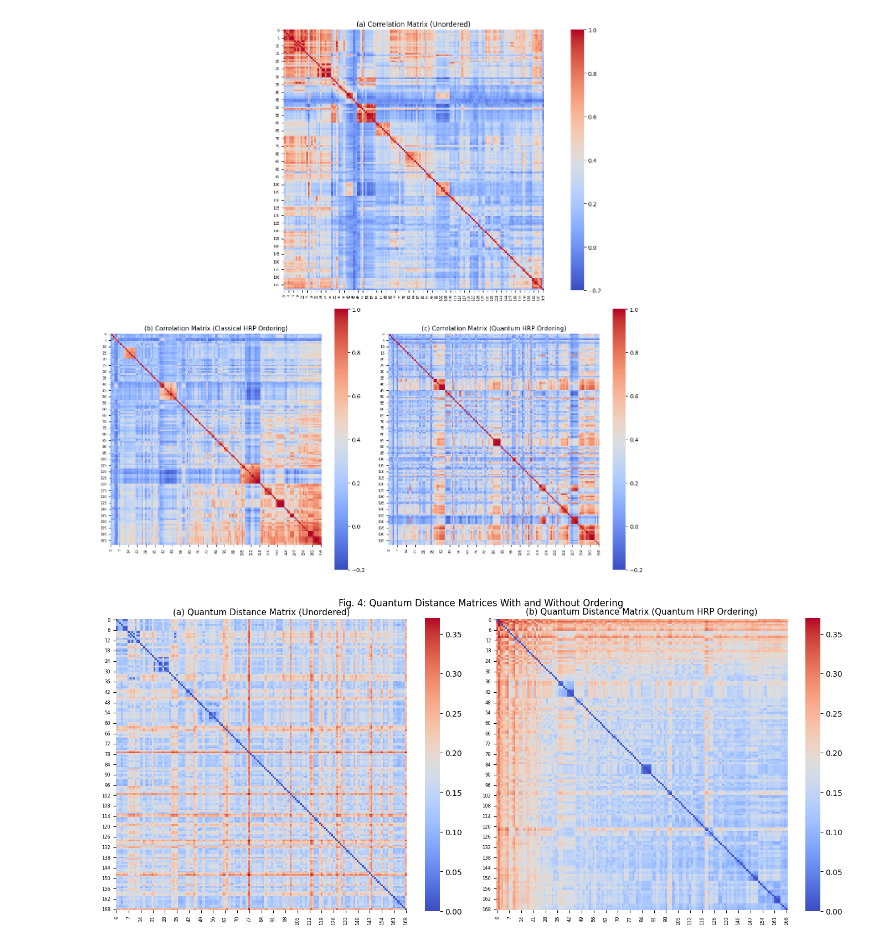
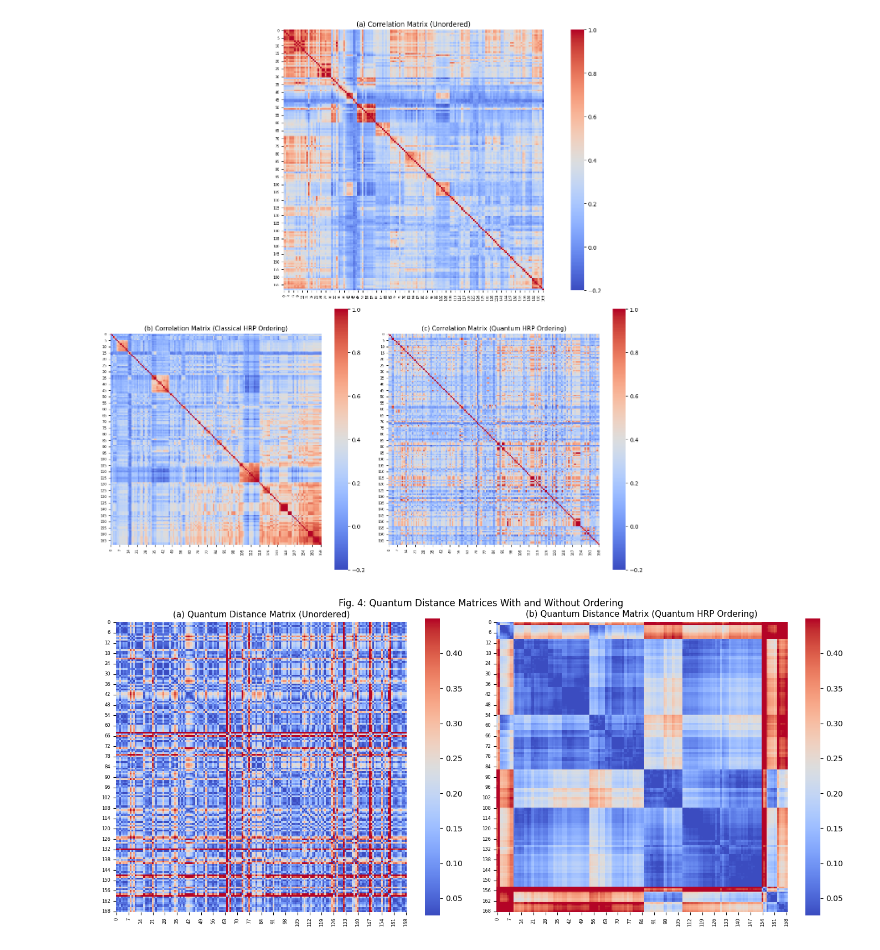
Before and after one commit to ikergs03/tfg-pricing-european-call-qae, a Jupyter notebook: src/qhrp_figure3_4/fig3_4.ipynb, the cells around one changed output. Cells and saved outputs as stored; diff of their text form; code cells hidden in the pictures.

```diff
--- a/src/qhrp_figure3_4/fig3_4.ipynb
+++ b/src/qhrp_figure3_4/fig3_4.ipynb
@@ -42,9 +66,16 @@ plt.show()
 # %%
-alpha = 2.0
+alpha = 2.0  # NO se quita
+
+# Ventana temporal coherente (≈ 3 años de trading days)
+T_window = 756
+window = slice(-T_window, None)
+
 rho_list = []
-
 for i in range(features.shape[0]):
-    rho_i = average_density_matrix(features[i], alpha)
+    rho_i = average_density_matrix(
+        features[i][window],  # (T_window, P)
+        alpha
+    )
     rho_list.append(rho_i)
 
 D_quantum = compute_distance_matrix(rho_list)
@@ -94,3 +96,7 @@ plt.show()
 # %%
-link_quantum = linkage(squareform(D_quantum), method="single")
-order_quantum = leaves_list(link_quantum)
+# usar exactamente el ordering del repo
+order_quantum = quantum_ordering(D_quantum)
+D_quantum_ordered = D_quantum[np.ix_(order_quantum, order_quantum)]
+
+
+corr_quantum = corr[np.ix_(order_quantum, order_quantum)]
@@ -130,4 +103,7 @@ plt.show()
 # %%
+out_dir = os.path.abspath("../../latex/img")
+os.makedirs(out_dir, exist_ok=True)
+
 fig = plt.figure(figsize=(14, 14))
 gs = fig.add_gridspec(2, 2, height_ratios=[1, 1])
 
@@ -174,43 +150,57 @@ ax2.set_title("(c) Correlation Matrix (Quantum HRP Ordering)", fontsize=11)
 ax2.tick_params(labelsize=6)
 
 plt.tight_layout()
+fig.savefig(os.path.join(out_dir, "fig3-corr-matrices.png"), dpi=300, bbox_inches="tight")
+fig.savefig(os.path.join(out_dir, "fig3-corr-matrices.pdf"), bbox_inches="tight")
+fig.savefig(os.path.join(out_dir, "fig3-corr-matrices.jpg"), dpi=300, bbox_inches="tight")
 plt.show()
 # %% [output]
-[figure, old version]
+[figure, new version]
 # %%
 # Reordered quantum distance matrix
 D_quantum_ordered = D_quantum[np.ix_(order_quantum, order_quantum)]
+
+# Use robust scaling to enhance contrast
+vmin_q = float(np.percentile(D_quantum, 5))
+vmax_q = float(np.percentile(D_quantum, 95))
 fig, axes = plt.subplots(1, 2, figsize=(14, 6))
 
 # ---------- (a) Unordered ----------
 sns.heatmap(
     D_quantum,
     cmap="coolwarm",
+    vmin=vmin_q,
+    vmax=vmax_q,
     square=True,
     cbar=True,
     ax=axes[0]
-)
+ )
 axes[0].set_title("(a) Quantum Distance Matrix (Unordered)", fontsize=11)
 axes[0].tick_params(labelsize=6)
 
 # ---------- (b) Ordered ----------
 sns.heatmap(
     D_quantum_ordered,
     cmap="coolwarm",
+    vmin=vmin_q,
+    vmax=vmax_q,
     square=True,
     cbar=True,
     ax=axes[1]
-)
+ )
 axes[1].set_title("(b) Quantum Distance Matrix (Quantum HRP Ordering)", fontsize=11)
 axes[1].tick_params(labelsize=6)
 
 plt.suptitle(
     "Fig. 4: Quantum Distance Matrices With and Without Ordering",
     fontsize=12,
     y=0.98
 )
 
 plt.tight_layout()
+fig.savefig(os.path.join(out_dir, "fig4-quantum-distance.png"), dpi=300, bbox_inches="tight")
+fig.savefig(os.path.join(out_dir, "fig4-quantum-distance.pdf"), bbox_inches="tight")
+fig.savefig(os.path.join(out_dir, "fig4-quantum-distance.jpg"), dpi=300, bbox_inches="tight")
 plt.show()
 # %% [output]
-[figure, old version]
+[figure, new version]
```
Also changed, not shown: parts of 11 cells of this notebook, 20 other files.
